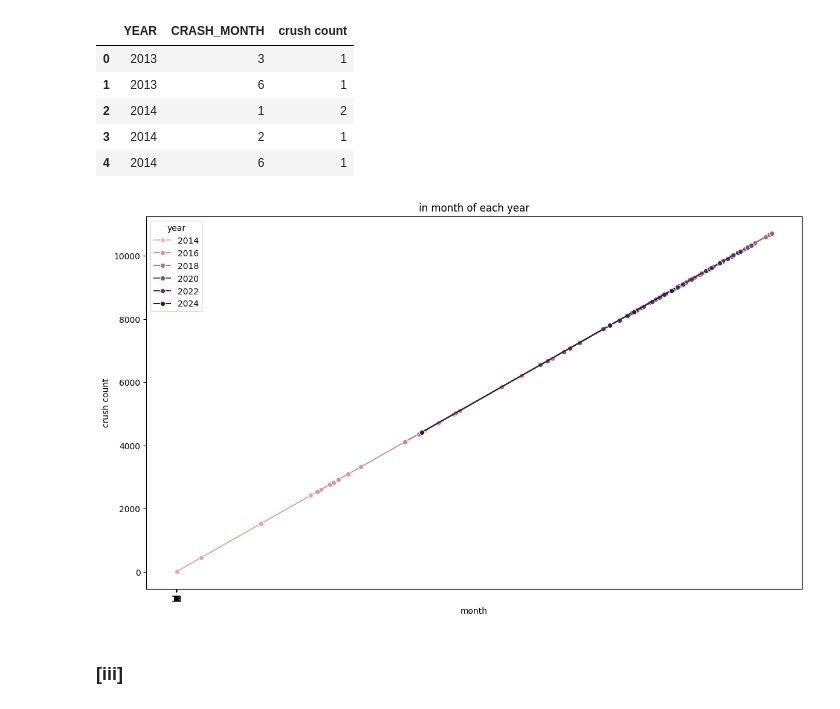
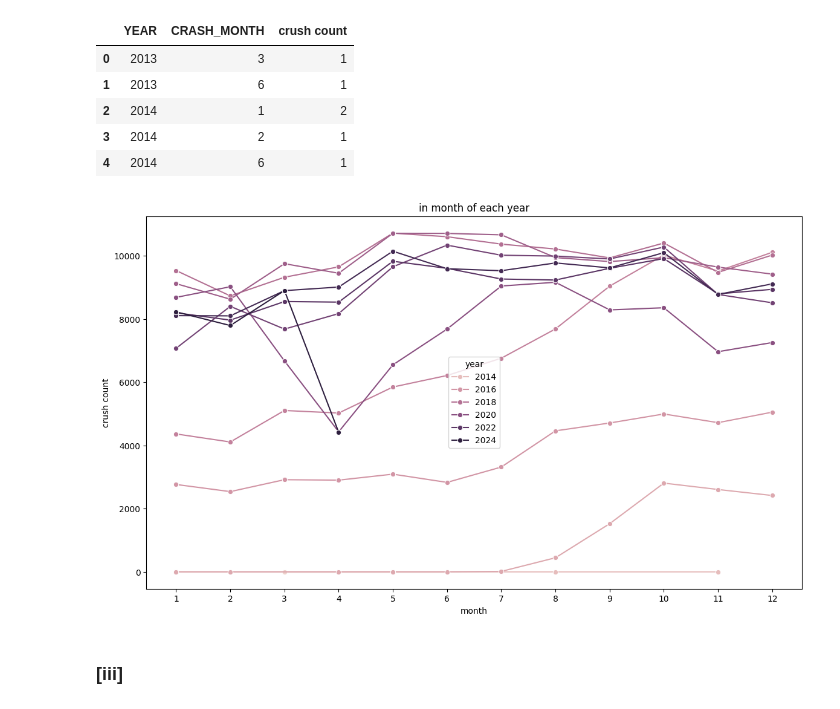
Before and after one commit to abdhashas/Data_mining_project, a Jupyter notebook: DM_HOMEWORK_1_BY_[عبدالرؤوف حسحس _طوني بطرس _عبد الله الزبداني].ipynb, the cells around one changed output. Saved outputs shown, nothing was run; the diff lists cells and outputs as text; code cells hidden in the pictures.

```diff
--- a/DM_HOMEWORK_1_BY_[عبدالرؤوف حسحس _طوني بطرس _عبد الله الزبداني].ipynb
+++ b/DM_HOMEWORK_1_BY_[عبدالرؤوف حسحس _طوني بطرس _عبد الله الزبداني].ipynb
@@ -1369,14 +1369,14 @@ month_year.head()
 | 4 | 2014 | 6 | 1 |
 # %%
 plt.figure(figsize=(14, 8))
-sns.lineplot(data=month_year, x='crush count', y='crush count', hue='YEAR', marker='o')
+sns.lineplot(data=month_year, x='CRASH_MONTH', y='crush count', hue='YEAR', marker='o')
 plt.title('in month of each year')
 plt.xlabel('month')
 plt.ylabel('crush count')
 plt.xticks(range(1, 13))
 plt.legend(title='year')
 plt.show()
 # %% [output]
-[figure, old version]
+[figure, new version]
 # %% [markdown]
 ### [iii]
```
Also changed, not shown: parts of 3 cells of this notebook, 1 other file.
